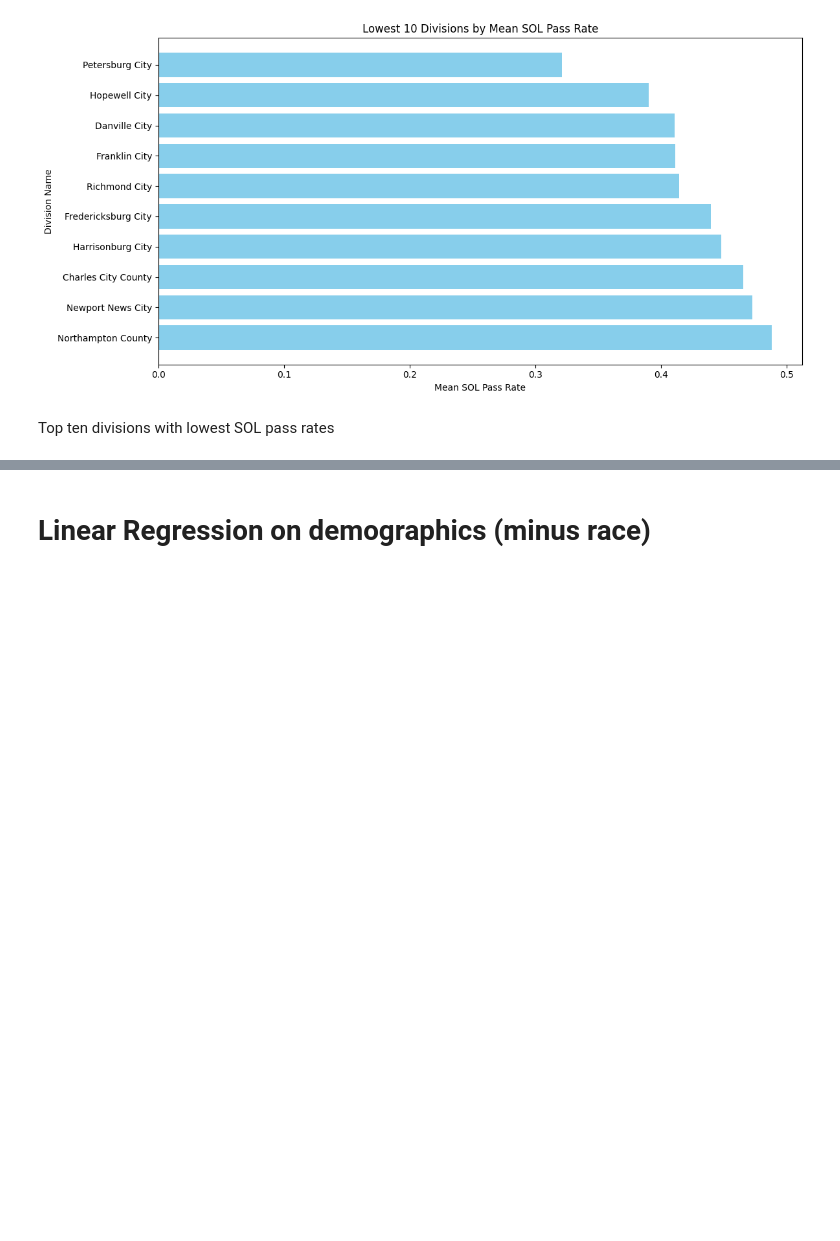
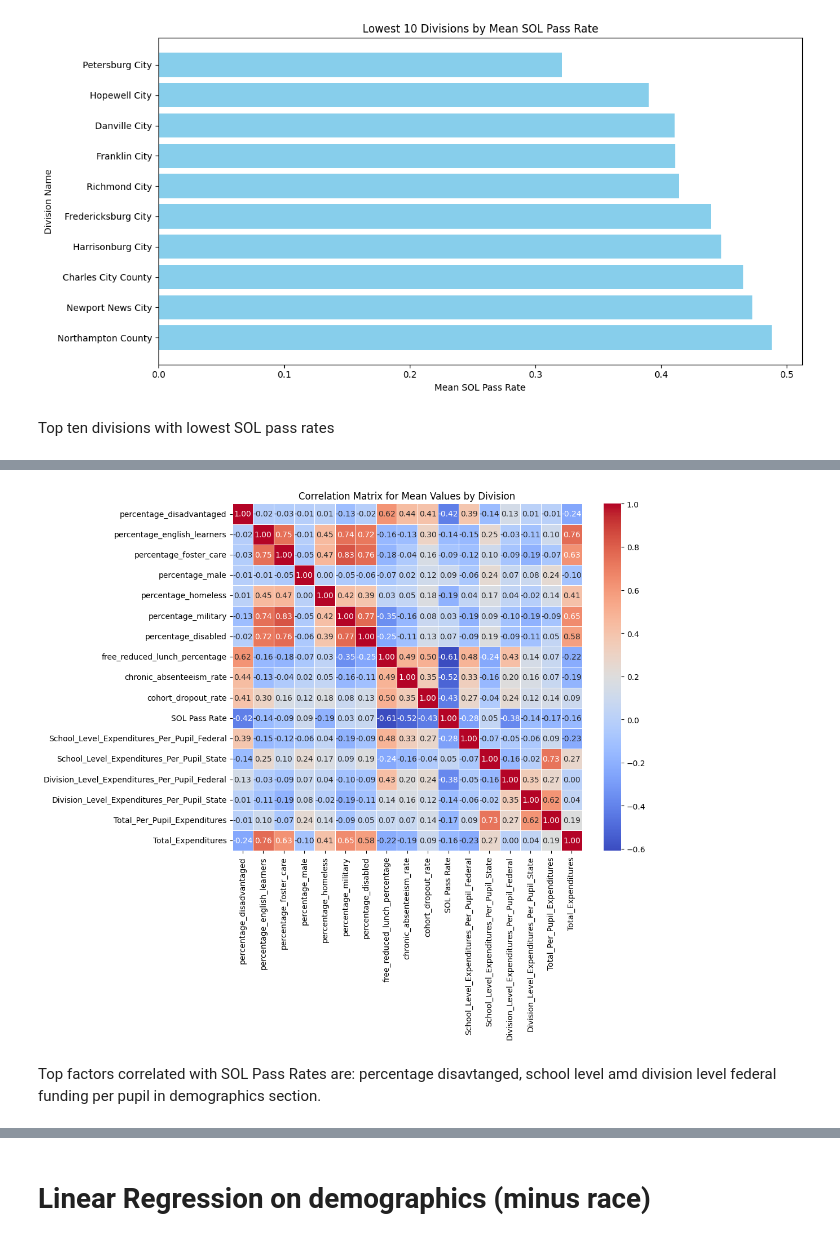
Before and after one commit to cwang12197/cs_4774_ml, a Jupyter notebook: final project/milestone_3.ipynb, the cells around one changed output, grey strips where cells are left out. Drawn from its saved outputs; the diff is of its cells as text; code cells hidden in the pictures; blank space fills up the shorter version.

```diff
--- a/final project/milestone_3.ipynb
+++ b/final project/milestone_3.ipynb
@@ -463,3 +637,28 @@ Top ten divisions with lowest SOL pass rates
+# %%
+import pandas as pd
+import matplotlib.pyplot as plt
+import seaborn as sns
+
+# Load the mean by division dataset
+file_path = './Virginia Public Schools Archive/mean_by_division.csv'
+df = pd.read_csv(file_path)
+
+# Calculate the correlation matrix for numeric columns
+correlation_matrix = df.corr(numeric_only=True)
+
+# Plot the heatmap for the correlation matrix
+plt.figure(figsize=(10, 8))
+sns.heatmap(correlation_matrix, annot=True, cmap='coolwarm', fmt='.2f', linewidths=0.5)
+
+# Set title
+plt.title('Correlation Matrix for Mean Values by Division')
+
+# Display the heatmap
+plt.show()
+# %% [output]
+[figure, added]
+# %% [markdown]
+Top factors correlated with SOL Pass Rates are: percentage disavtanged, school level amd division level federal funding per pupil in demographics section.
 # %%
 import pandas as pd
 import matplotlib.pyplot as plt
```
Also changed, not shown: parts of 14 cells of this notebook, 9 other files.
